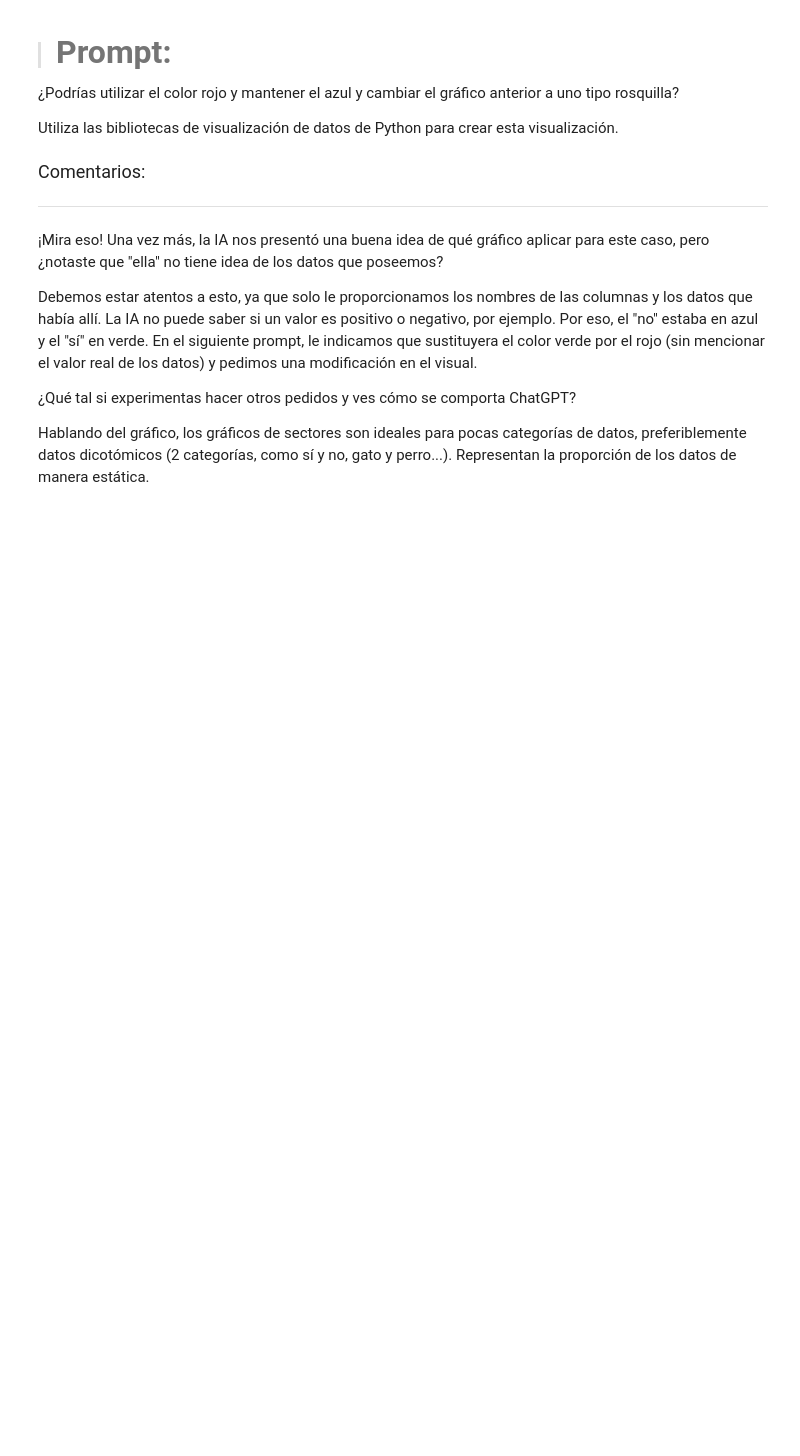
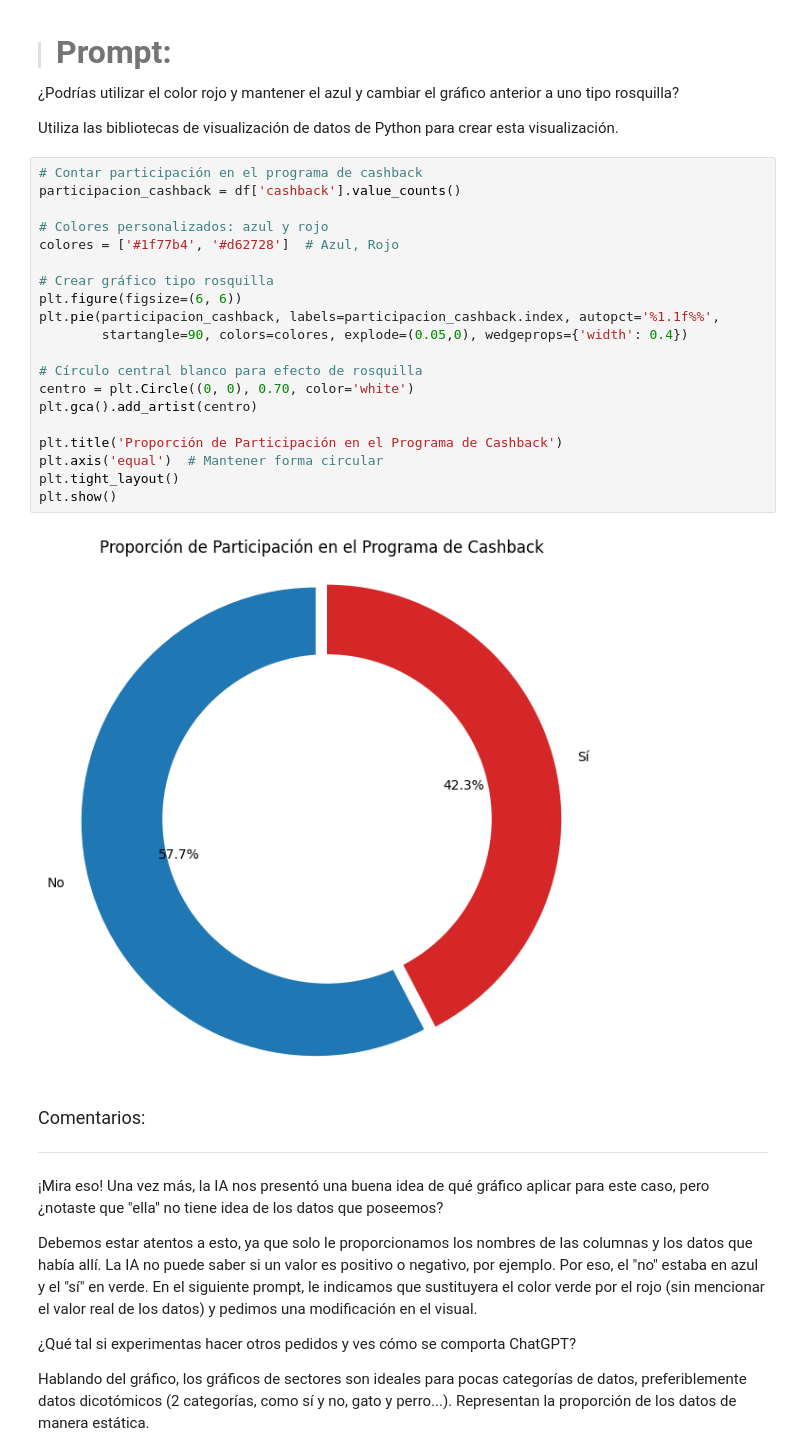
Before and after one commit to mg253a/IA_aplicada_a_ciencia_de_datos, a Jupyter notebook: IA_aplicada_a_ciencia_de_datos.ipynb, the cells around one changed output. Drawn from its saved outputs; the diff is of its cells as text; blank space fills up the shorter version.

```diff
--- a/IA_aplicada_a_ciencia_de_datos.ipynb
+++ b/IA_aplicada_a_ciencia_de_datos.ipynb
@@ -685,6 +746,28 @@ Utiliza las bibliotecas de visualización de datos de Python para crear esta vis
 ¿Podrías utilizar el color rojo y mantener el azul y cambiar el gráfico anterior a uno tipo rosquilla?
 
 Utiliza las bibliotecas de visualización de datos de Python para crear esta visualización.
+# %%
+# Contar participación en el programa de cashback
+participacion_cashback = df['cashback'].value_counts()
+
+# Colores personalizados: azul y rojo
+colores = ['#1f77b4', '#d62728']  # Azul, Rojo
+
+# Crear gráfico tipo rosquilla
+plt.figure(figsize=(6, 6))
+plt.pie(participacion_cashback, labels=participacion_cashback.index, autopct='%1.1f%%',
+        startangle=90, colors=colores, explode=(0.05,0), wedgeprops={'width': 0.4})
+
+# Círculo central blanco para efecto de rosquilla
+centro = plt.Circle((0, 0), 0.70, color='white')
+plt.gca().add_artist(centro)
+
+plt.title('Proporción de Participación en el Programa de Cashback')
+plt.axis('equal')  # Mantener forma circular
+plt.tight_layout()
+plt.show()
+# %% [output]
+[figure, added]
 # %% [markdown]
 <font color="7b71ff" size=4> Comentarios: </font>
 
```
Also changed, not shown: parts of 4 cells of this notebook.
